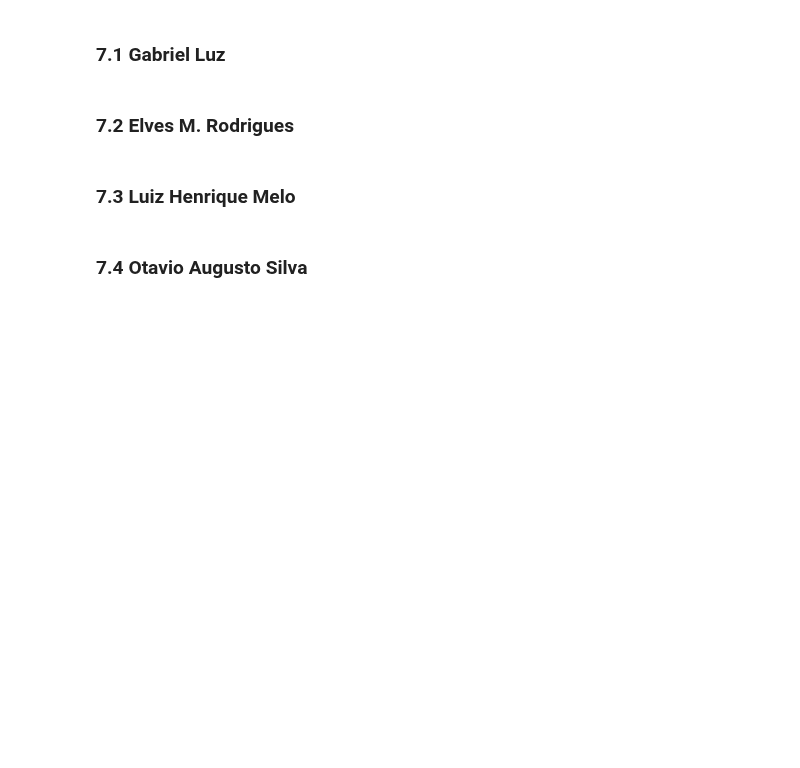
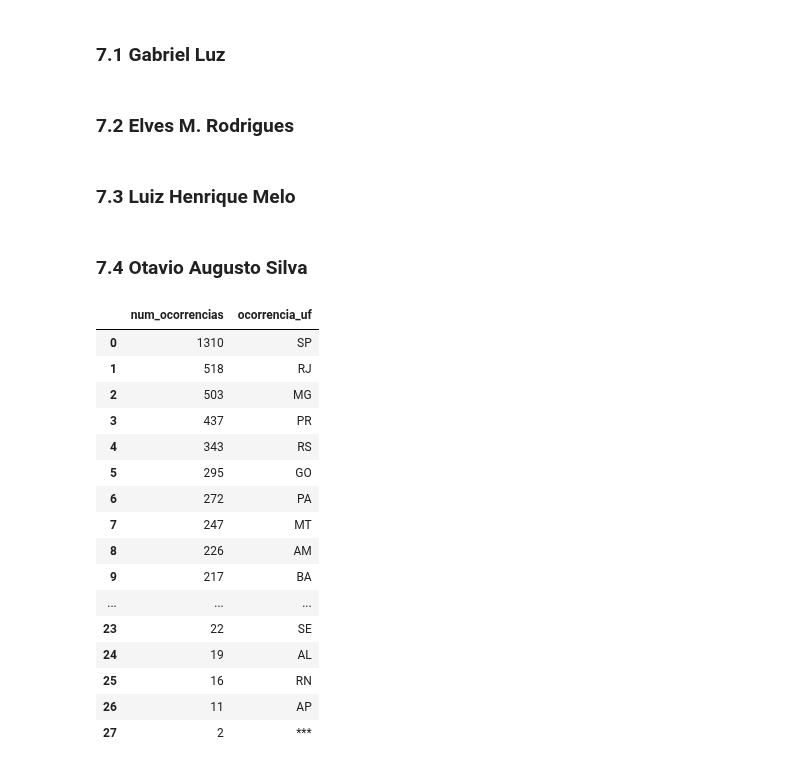
Before and after one commit to otavio-silva/IBD-TP2, a Jupyter notebook: code/TrabalhoPratico02.ipynb, the cells around one changed output. Saved outputs shown, nothing was run; the diff lists cells and outputs as text; code cells hidden in the pictures; blank space fills up the shorter version.

```diff
--- a/code/TrabalhoPratico02.ipynb
+++ b/code/TrabalhoPratico02.ipynb
@@ -900,3 +904,31 @@ Breve descrição sobre cada uma das atividade desenvolvidas por cada um dos mem
 ### 7.3 Luiz Henrique Melo
 # %% [markdown]
 ### 7.4 Otavio Augusto Silva
+# %%
+# Versao 1
+query = """
+    SELECT COUNT(*) AS num_ocorrencias, ocorrencia_uf
+    FROM Ocorrencias
+    GROUP BY ocorrencia_uf
+    ORDER BY num_ocorrencias DESC
+"""
+
+pd.read_sql(query, conn)
+# %% [output]
+|  | num_ocorrencias | ocorrencia_uf |
+| 0 | 1310 | SP |
+| 1 | 518 | RJ |
+| 2 | 503 | MG |
+| 3 | 437 | PR |
+| 4 | 343 | RS |
+| 5 | 295 | GO |
+| 6 | 272 | PA |
+| 7 | 247 | MT |
+| 8 | 226 | AM |
+| 9 | 217 | BA |
+| ... | ... | ... |
+| 23 | 22 | SE |
+| 24 | 19 | AL |
+| 25 | 16 | RN |
+| 26 | 11 | AP |
+| 27 | 2 | *** |
```
Also changed, not shown: parts of 2 cells of this notebook.
